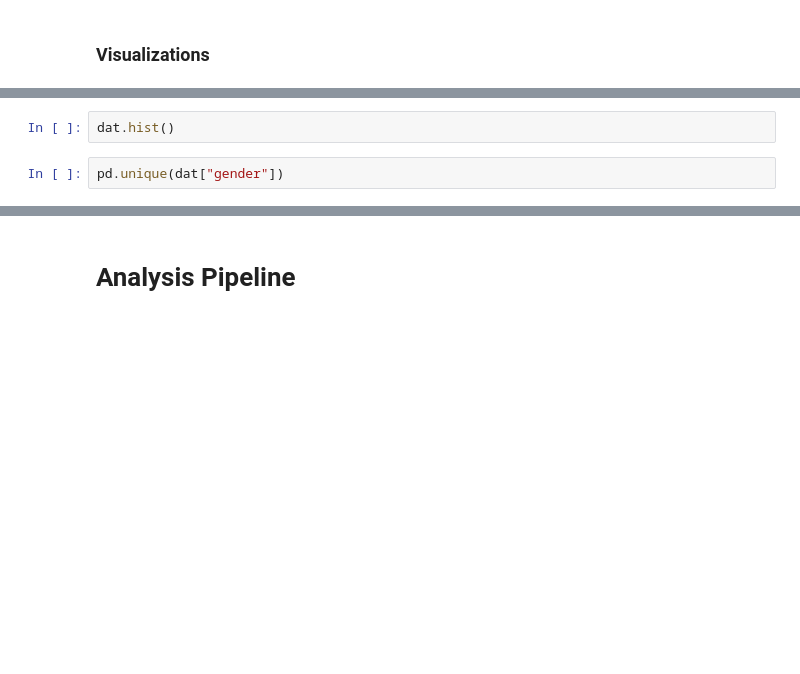
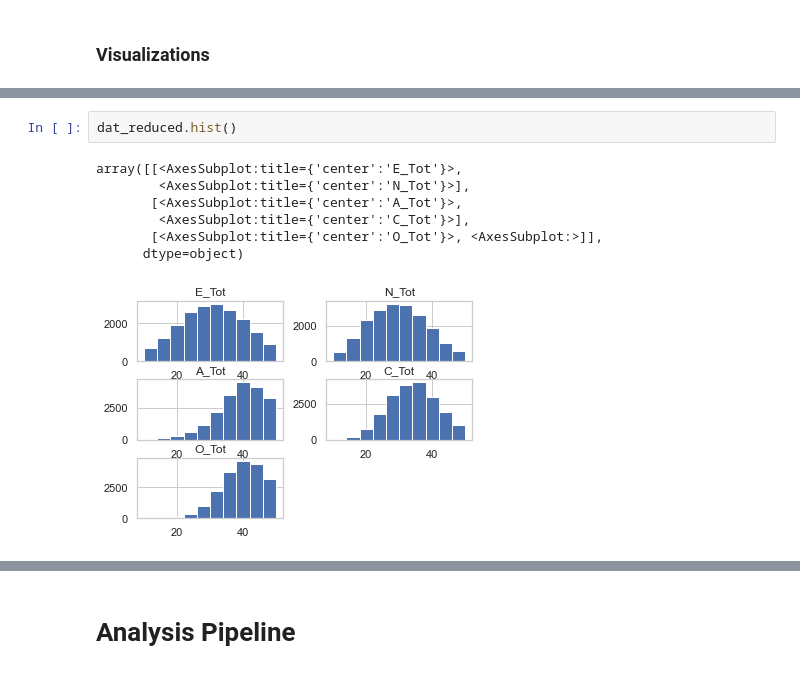
Before and after one commit to ubco-W2022T1-cosc301/project-group23, a Jupyter notebook: notebooks/analysis2.ipynb, the cells around one changed output, grey strips where cells are left out. Cells and saved outputs as stored; diff of their text form; blank space fills up the shorter version.

```diff
--- a/notebooks/analysis2.ipynb
+++ b/notebooks/analysis2.ipynb
@@ -97,4 +118,10 @@ g.legend.set_title("")
 # %%
-dat.hist()
+dat_reduced.hist()
+# %% [output]
+array([[<AxesSubplot:title={'center':'E_Tot'}>,
+        <AxesSubplot:title={'center':'N_Tot'}>],
+       [<AxesSubplot:title={'center':'A_Tot'}>,
+        <AxesSubplot:title={'center':'C_Tot'}>],
+       [<AxesSubplot:title={'center':'O_Tot'}>, <AxesSubplot:>]],
+      dtype=object)
+[figure, added]
-# %%
-pd.unique(dat["gender"])
```
Also changed, not shown: parts of 24 cells of this notebook.
